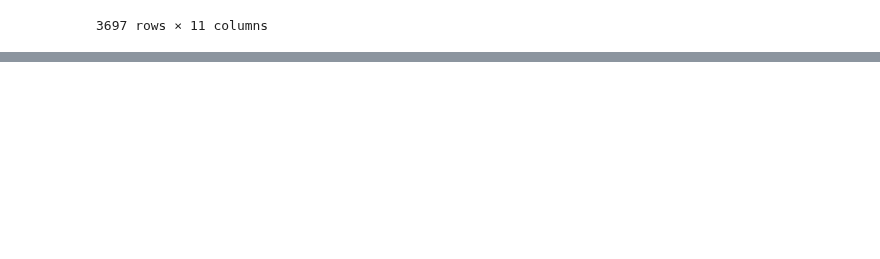
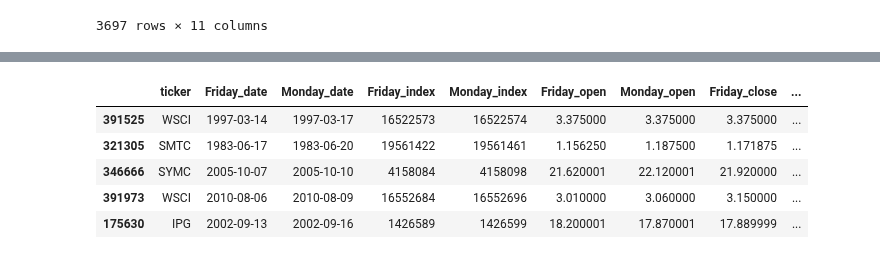
Before and after one commit to ghuckabe/DSTMarketAnalysis, a Jupyter notebook: kaggle_tech_classify.ipynb, the cells around one changed output, grey strips where cells are left out. Cells and saved outputs as stored; diff of their text form; code cells hidden in the pictures; blank space fills up the shorter version.

```diff
--- a/kaggle_tech_classify.ipynb
+++ b/kaggle_tech_classify.ipynb
@@ -241,0 +498,11 @@ tech[tech['ticker']=='AAPL']
+# %%
+combined_tech = pd.read_csv('tech_combined_pairs.csv')
+# %%
+combined_tech.sample(5)
+# %% [output]
+|  | ticker | Friday_date | Monday_date | Friday_index | Monday_index | Friday_open | Monday_open | Friday_close | ... |
+| 391525 | WSCI | 1997-03-14 | 1997-03-17 | 16522573 | 16522574 | 3.375000 | 3.375000 | 3.375000 | ... |
+| 321305 | SMTC | 1983-06-17 | 1983-06-20 | 19561422 | 19561461 | 1.156250 | 1.187500 | 1.171875 | ... |
+| 346666 | SYMC | 2005-10-07 | 2005-10-10 | 4158084 | 4158098 | 21.620001 | 22.120001 | 21.920000 | ... |
+| 391973 | WSCI | 2010-08-06 | 2010-08-09 | 16552684 | 16552696 | 3.010000 | 3.060000 | 3.150000 | ... |
+| 175630 | IPG | 2002-09-13 | 2002-09-16 | 1426589 | 1426599 | 18.200001 | 17.870001 | 17.889999 | ... |
```
Also changed, not shown: parts of 27 cells of this notebook.
